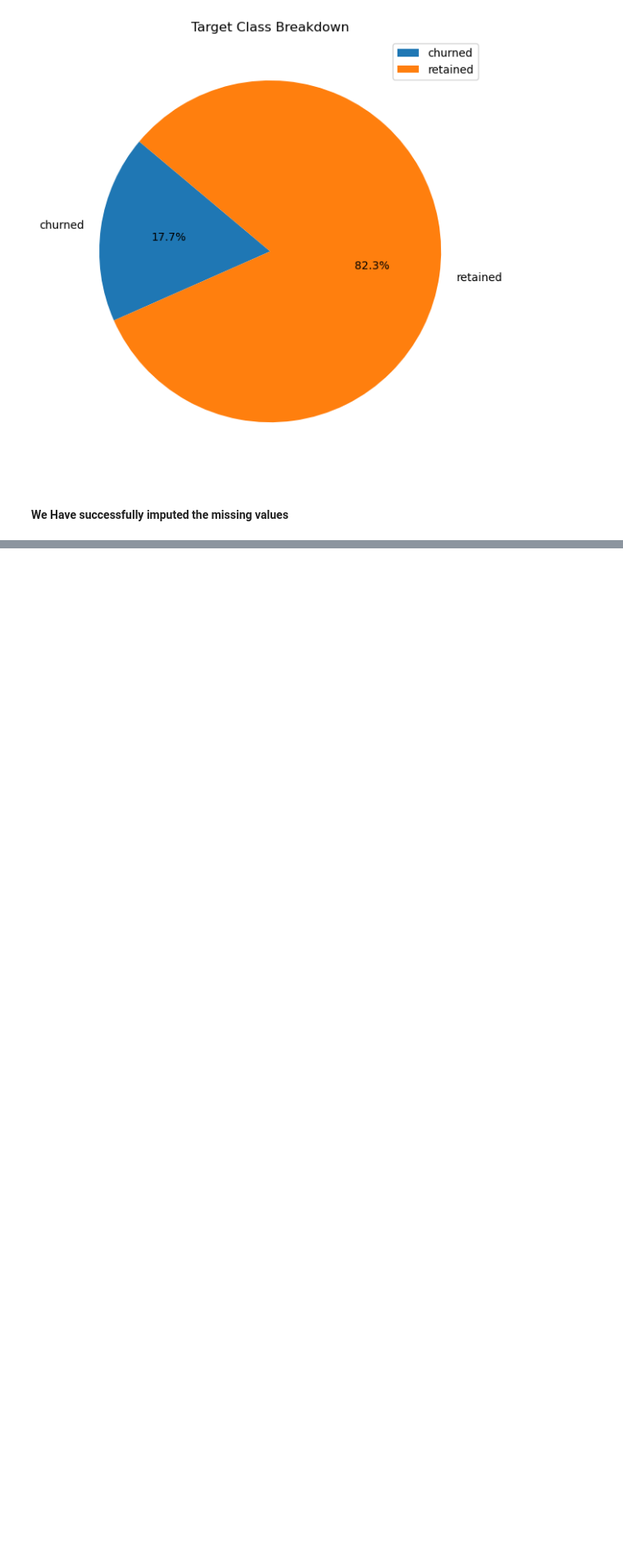
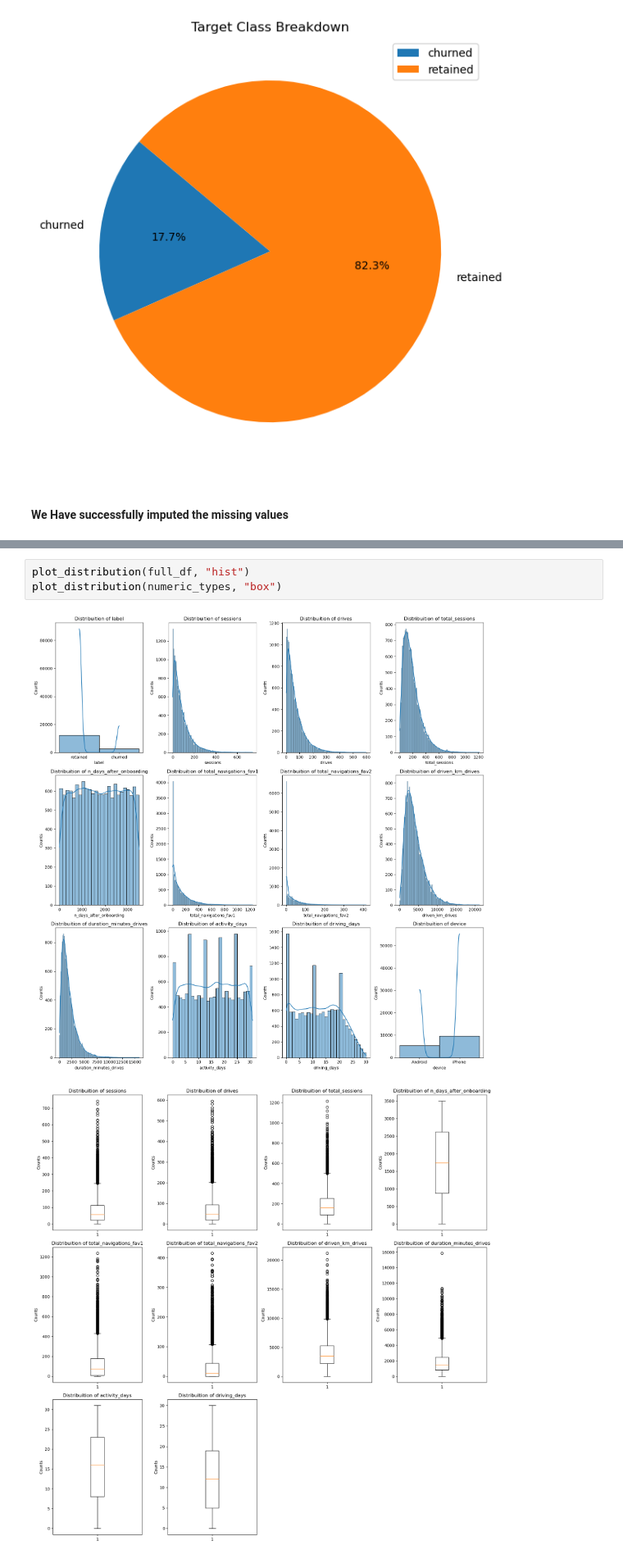
Before and after one commit to MaukanMir/Waze-Analysis, a Jupyter notebook: training.ipynb, the cells around one changed output, grey strips where cells are left out. Shown: that part at 82% size. Drawn from its saved outputs; the diff is of its cells as text; blank space fills up the shorter version.

Commit message:
added new visuals

```diff
--- a/training.ipynb
+++ b/training.ipynb
@@ -290,0 +309,6 @@ check_class_imbalance(full_df["label"])
+# %%
+plot_distribution(full_df, "hist")
+plot_distribution(numeric_types, "box")
+# %% [output]
+[figure, added]
+[figure, added]
```
Also changed, not shown: parts of 2 cells of this notebook, 1 other file.
